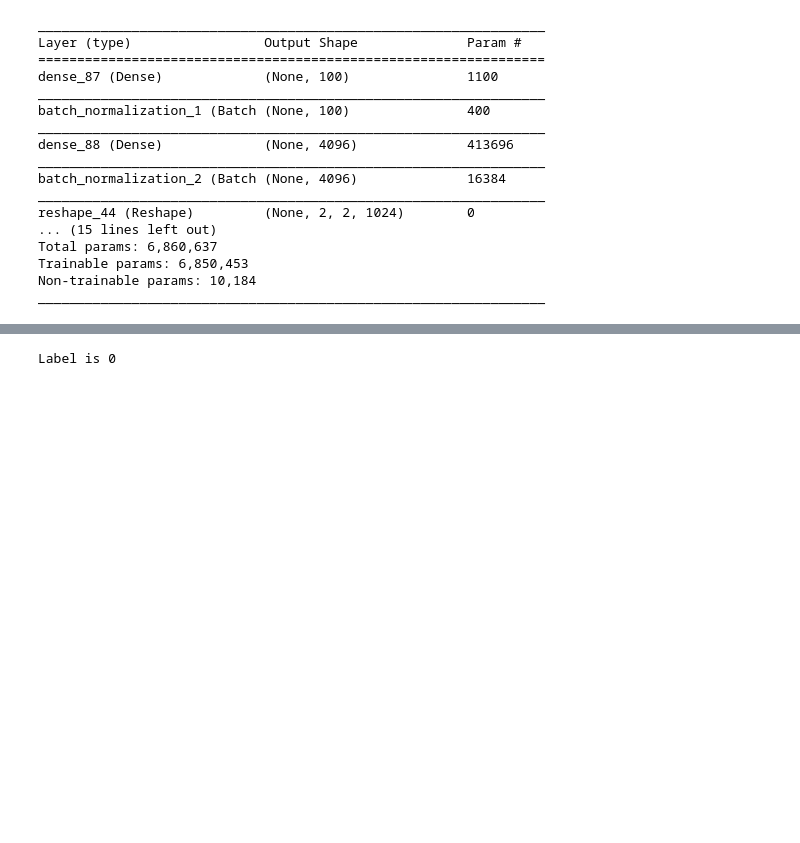
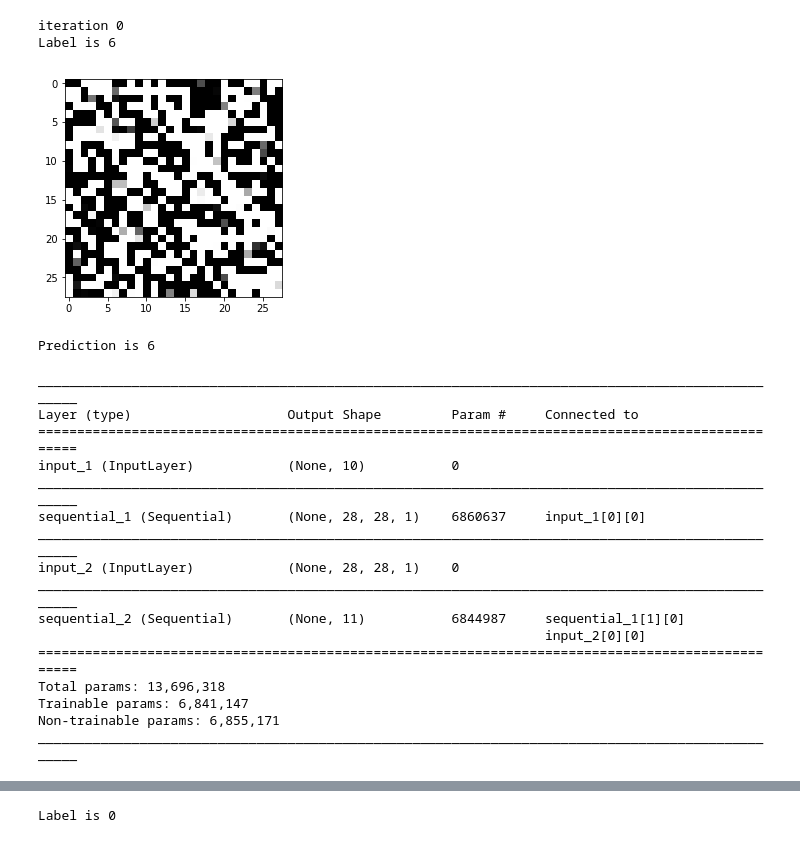
Before and after one commit to chidperi/mnist, a Jupyter notebook: Untitled.ipynb, the cells around one changed output, grey strips where cells are left out. Cells and saved outputs as stored; diff of their text form; code cells hidden in the pictures; blank space fills up the shorter version.

```diff
--- a/Untitled.ipynb
+++ b/Untitled.ipynb
@@ -80,2 +374,0 @@ class Generator(object):
-# %%
-model = Generator(28,28,10)
@@ -82,20 +389,27 @@ model = Generator(28,28,10)
+# %%
+    model.train(softmax_noise, discriminator_training_labels_oh,generator_training_labels_oh,
+              training_images, training_labels_oh)
+# %% [output]
+iteration 0
+Label is 6
+[figure, added]
+Prediction is 6
 # %%
-model.model.summary()
+model.discriminator_trainer.summary()
 # %% [output]
-_________________________________________________________________
-Layer (type)                 Output Shape              Param #
-=================================================================
-dense_87 (Dense)             (None, 100)               1100
-_________________________________________________________________
-batch_normalization_1 (Batch (None, 100)               400
-_________________________________________________________________
-dense_88 (Dense)             (None, 4096)              413696
-_________________________________________________________________
-batch_normalization_2 (Batch (None, 4096)              16384
-_________________________________________________________________
-reshape_44 (Reshape)         (None, 2, 2, 1024)        0
-... (15 lines left out)
-Total params: 6,860,637
-Trainable params: 6,850,453
-Non-trainable params: 10,184
-_________________________________________________________________
+__________________________________________________________________________________________________
+Layer (type)                    Output Shape         Param #     Connected to
+==================================================================================================
+input_1 (InputLayer)            (None, 10)           0
+__________________________________________________________________________________________________
+sequential_1 (Sequential)       (None, 28, 28, 1)    6860637     input_1[0][0]
+__________________________________________________________________________________________________
+input_2 (InputLayer)            (None, 28, 28, 1)    0
+__________________________________________________________________________________________________
+sequential_2 (Sequential)       (None, 11)           6844987     sequential_1[1][0]
+                                                                 input_2[0][0]
+==================================================================================================
+Total params: 13,696,318
+Trainable params: 6,841,147
+Non-trainable params: 6,855,171
+__________________________________________________________________________________________________
```
Also changed, not shown: parts of 5 cells of this notebook, 1 other file.
